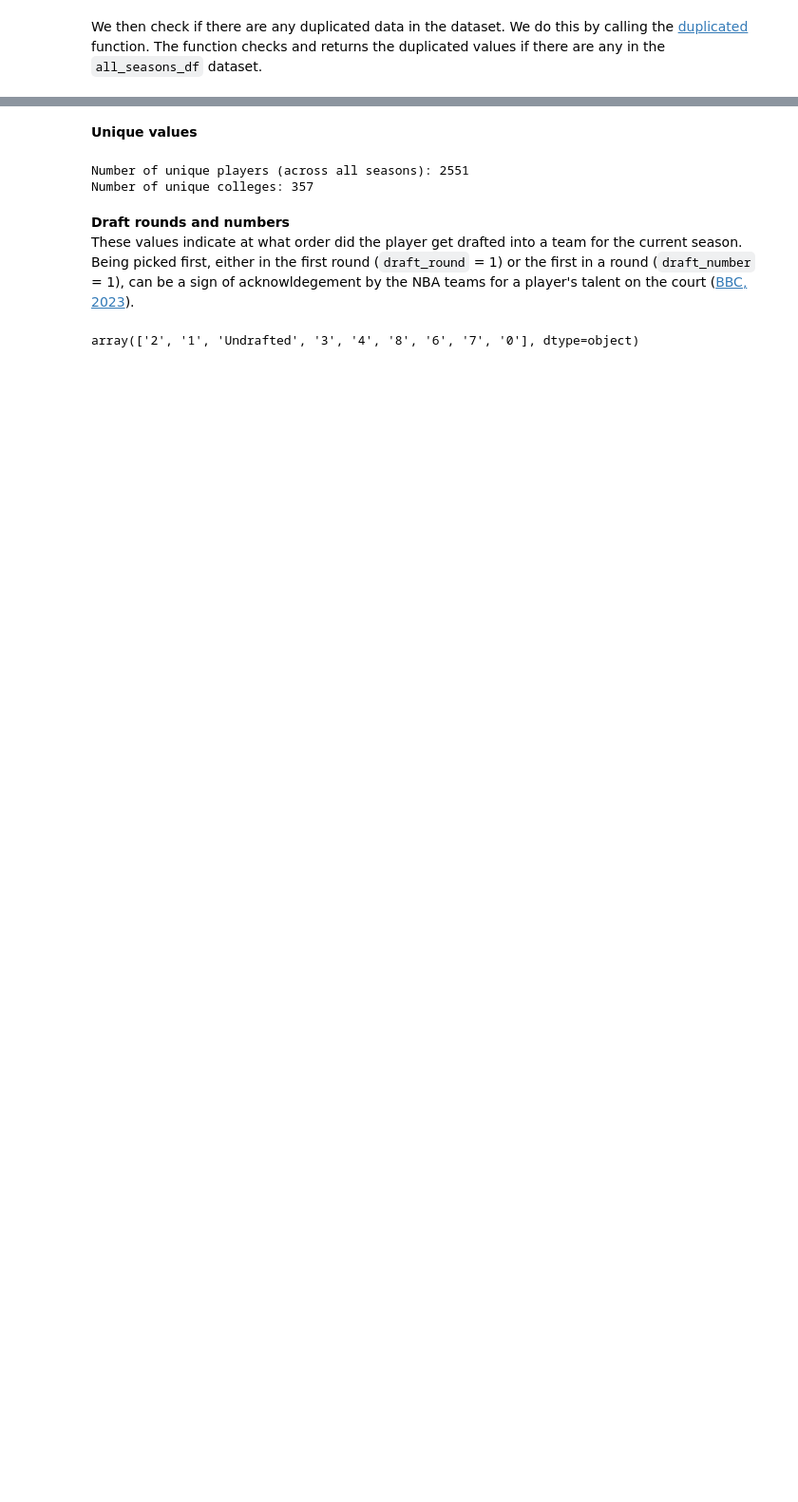
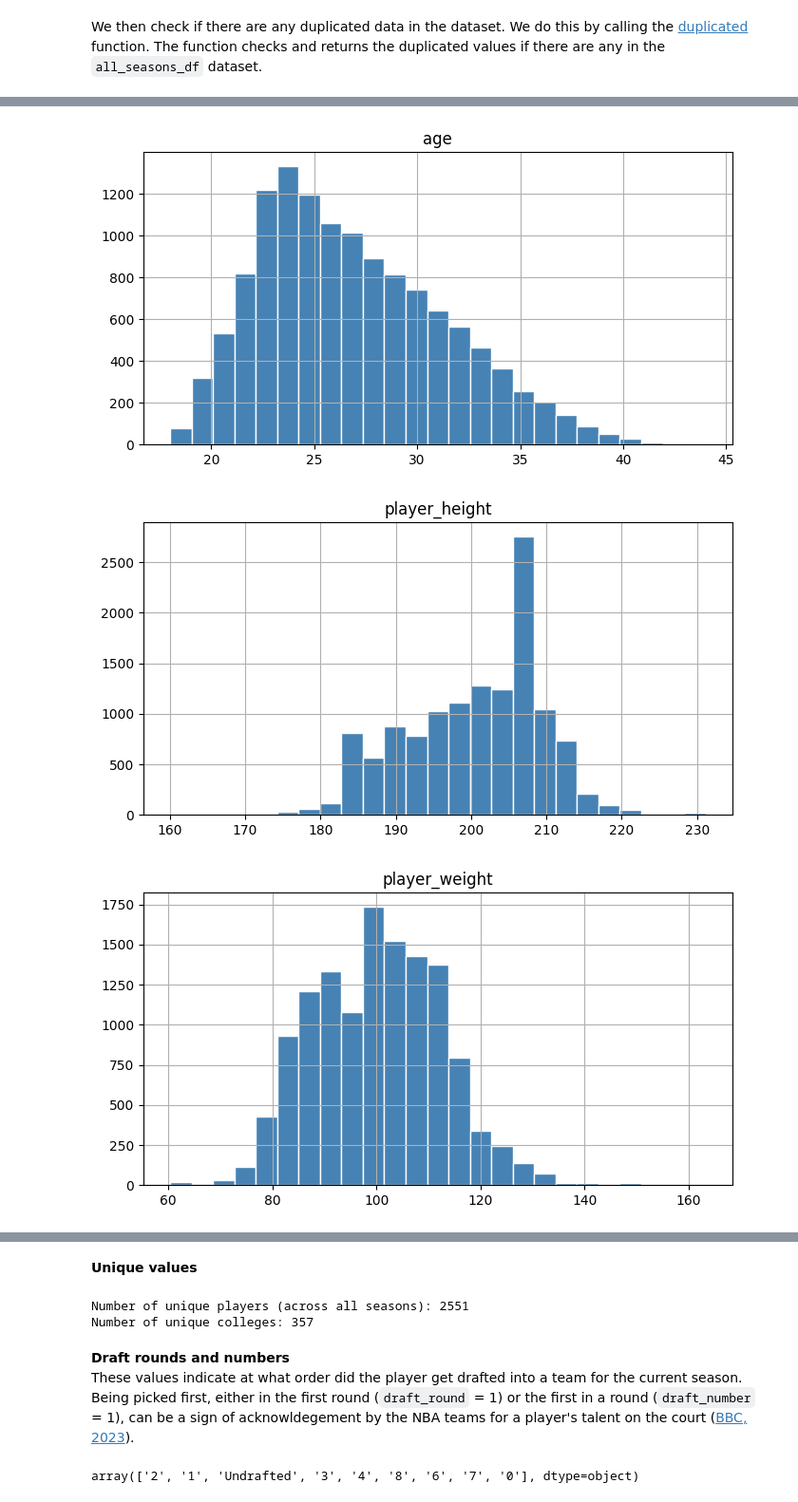
Before and after one commit to R3NZ3L/DATA102_FinalProject, a Jupyter notebook: FinalProject.ipynb, the cells around one changed output, grey strips where cells are left out. Shown at 95% size. Cells and saved outputs as stored; diff of their text form; code cells hidden in the pictures; blank space fills up the shorter version.

```diff
--- a/FinalProject.ipynb
+++ b/FinalProject.ipynb
@@ -17,6 +25,6 @@ import matplotlib.pyplot as plt
 import seaborn as sns
 
 # sets the theme of the charts
-plt.style.use('seaborn-darkgrid')
+#plt.style.use('seaborn-darkgrid')
 
 %matplotlib inline
@@ -103,0 +147,2 @@ print(duplicated)
+# %%
+df['college'].fillna('Unknown', inplace=True)
@@ -106,0 +244,15 @@ print(duplicated)
+# %%
+# Age Distribution
+df.hist("age", bins=25, figsize=(8,4), edgecolor='white', color='steelblue')
+
+# Height Distribution (in centimeters)
+df.hist("player_height", bins=25, figsize=(8,4), edgecolor='white', color='steelblue')
+
+# Weight Distribution (in kilograms)
+df.hist("player_weight", bins=25, figsize=(8,4), edgecolor='white', color='steelblue')
+
+plt.show()
+# %% [output]
+[figure, added]
+[figure, added]
+[figure, added]
```
Also changed, not shown: parts of 63 cells of this notebook.
